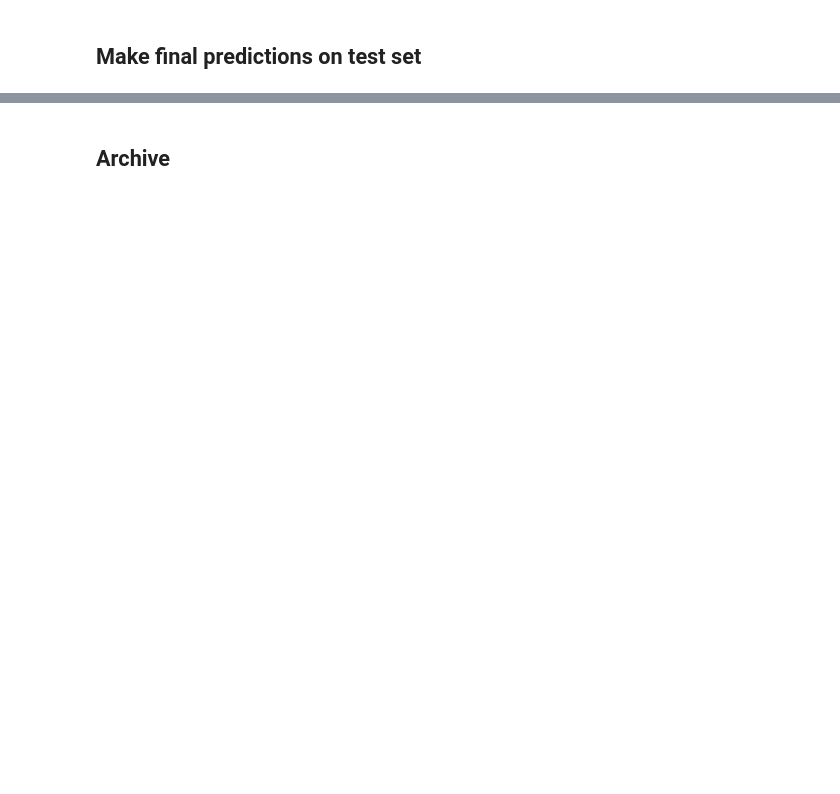
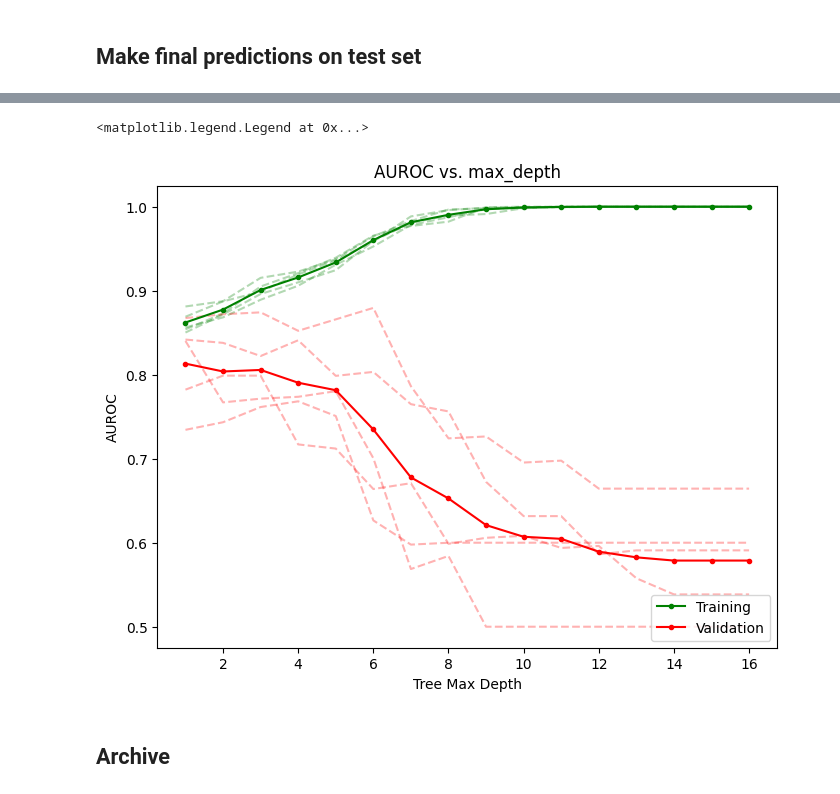
Before and after one commit to harmony-lebovic/image-classifier, a Jupyter notebook: image_classifier_problem_1.ipynb, the cells around one changed output, grey strips where cells are left out. Cells and saved outputs as stored; diff of their text form; code cells hidden in the pictures; blank space fills up the shorter version.

```diff
--- a/image_classifier_problem_1.ipynb
+++ b/image_classifier_problem_1.ipynb
@@ -828,0 +801,22 @@ for estimator_num in n_estimators_range:
+# %%
+# Set up GroupKFold to prevent overlap during hyperparameter optimization
+group_k_fold = sklearn.model_selection.GroupKFold(n_splits=5)
+
+# Reset model in pipeline
+hyp_pipeline = Pipeline(
+    [('scale', MinMaxScaler(feature_range=(0,1))),
+     ('model', random_forest),
+    ])
+# %%
+# Define random searcher to visualize over and underfitting
+forest_searcher_overunder = sklearn.model_selection.RandomizedSearchCV(
+    estimator=hyp_pipeline,
+    param_distributions=forest_hyp_overunder,
+    n_iter=16,
+    scoring='balanced_accuracy',
+    refit=False,
+    return_train_score=True,
+    cv=group_k_fold,
+    verbose=2)
+
+forest_searcher_overunder.fit(X_dev_clean, y_dev_clean, groups=groups)
@@ -829,16 +859,21 @@ for estimator_num in n_estimators_range:
 # %%
-# Plot training and validation AUROC vs. value of n_estimators
+# Define max_depth range
+max_depth_range = np.linspace(1, 16, 16, dtype=int)
+
+# Plot training and validation AUROC vs. value of max_depth
 plt.figure(figsize=(8,6))
 for i in range(5):
-  plt.plot(n_estimators_range, tr_AUROC[i].values(), 'g--', alpha=0.3)
-  plt.plot(n_estimators_range, val_AUROC[i].values(), 'r--', alpha=0.3)
-plt.plot(n_estimators_range, mean_tr_AUROC.values(), 'g.-', label='Training')
-plt.plot(n_estimators_range, mean_val_AUROC.values(), 'r.-', label='Validation')
-plt.xlabel('n_estimators (# Trees in Forest)')
+  plt.plot(max_depth_range, forest_searcher_overunder.cv_results_[f'split{i}_train_score'], 'g--', alpha=0.3)
+  plt.plot(max_depth_range, forest_searcher_overunder.cv_results_[f'split{i}_test_score'], 'r--', alpha=0.3)
+plt.plot(max_depth_range, forest_searcher_overunder.cv_results_['mean_train_score'], 'g.-', label='Training')
+plt.plot(max_depth_range, forest_searcher_overunder.cv_results_['mean_test_score'], 'r.-', label='Validation')
+plt.xlabel('Tree Max Depth')
 plt.ylabel('AUROC')
-plt.title('AUROC vs. n_estimators')
+plt.title('AUROC vs. max_depth')
 plt.legend(loc='lower right')
-#plt.xscale('log')
+# %% [output]
+<matplotlib.legend.Legend at 0x...>
+[figure, added]
 # %% [markdown]
 ## Archive
 # %%
```
Also changed, not shown: parts of 14 cells of this notebook.
